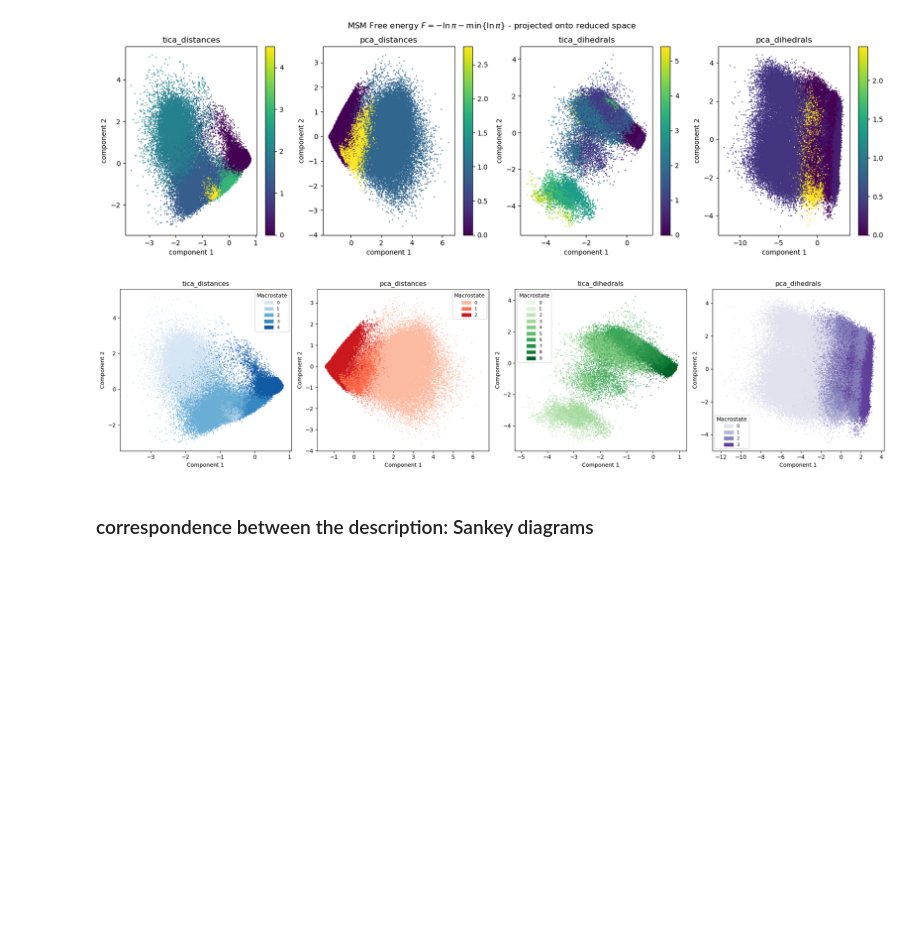
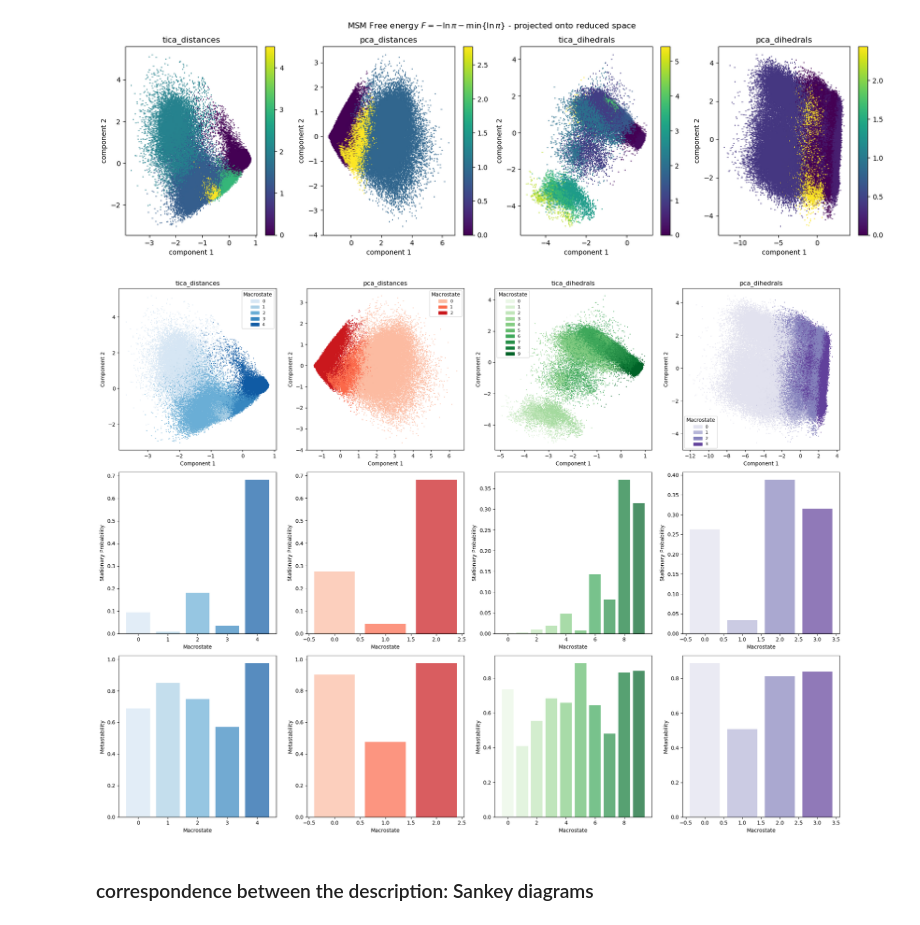
Before and after one commit to miriamzara/MSM, a Jupyter notebook: root/notebooks/step_4new_analysis.ipynb, the cells around one changed output. Drawn from its saved outputs; the diff is of its cells as text; code cells hidden in the pictures; blank space fills up the shorter version.

```diff
--- a/root/notebooks/step_4new_analysis.ipynb
+++ b/root/notebooks/step_4new_analysis.ipynb
@@ -95,7 +98,8 @@ One microsecond in frames 5086
 ---
 #### Build markov model to estimate self-transition probabilities (metastability)
 # %%
-msm_lag = 100 # same as for microstate msm
+#msm_lag = 100 # same as for microstate msm
+msm_lag = 100 * 5
 
 estimator_counts = TransitionCountEstimator(lagtime=int(msm_lag), count_mode="sliding-effective")
 
@@ -182,37 +185,55 @@ palettes = [sns.color_palette(palette_names[i], n_colors=macrostates_dict[name])
 
 plot_every_frames = 10
 
-fig, axs = plt.subplots(1, 4, figsize=(20, 5))
+fig, axs = plt.subplots(3, 4, figsize=(20, 15))
 
 for i, name in enumerate(trajectories_labels):
     assignments = np.asarray(pcca_assignments_dict[name])
     states = np.unique(assignments[assignments != -1])
 
     # map states -> colors for this model only
     state_to_color = {state: palettes[i][j % len(palettes[i])] for j, state in enumerate(states)}
 
     colors = [
         state_to_color[s] if s != -1 else (0.8, 0.8, 0.8)
         for s in assignments[::plot_every_frames]
     ]
 
-    ax = axs[i]
+    ax = axs[0, i]
 
     ax.scatter(trajectories[i][:, 0][::plot_every_frames], trajectories[i][:, 1][::plot_every_frames], c=colors, s=0.4, alpha=1, rasterized=True)
 
     ax.set_title(name)
     ax.set_xlabel("Component 1")
     ax.set_ylabel("Component 2")
 
     # legend for this panel
     handles = [Patch(color=state_to_color[s], label=f"{s}") for s in states]
+    ax.legend(handles=handles, title="Macrostate", fontsize=8, loc="best")
 
-    ax.legend(handles=handles, title="Macrostate", fontsize=8, loc="best")
+
+
+    ax = axs[1, i]
+    # Plot populations  of macrostates
+    ax.bar(states, macro_msm_dict[name].stationary_distribution[states], color=[state_to_color[s] for s in states], alpha=0.7)
+    ax.set_xlabel("Macrostate")
+    ax.set_ylabel("Stationary Probability")
+
+
+
+    ax = axs[2, i]
+    # Plot metastability of macrostates
+    ax.bar(states, np.diag(macro_msm_dict[name].transition_matrix), color=[state_to_color[s] for s in states], alpha=0.7)
+    ax.set_xlabel("Macrostate")
+    ax.set_ylabel("Metastability")
+
+
+
 
 plt.tight_layout()
 plt.show()
 # %% [output]
-[figure, old version]
+[figure, new version]
 # %% [markdown]
 ### correspondence between the description: Sankey diagrams
 # %%
```
Also changed, not shown: parts of 5 cells of this notebook.
